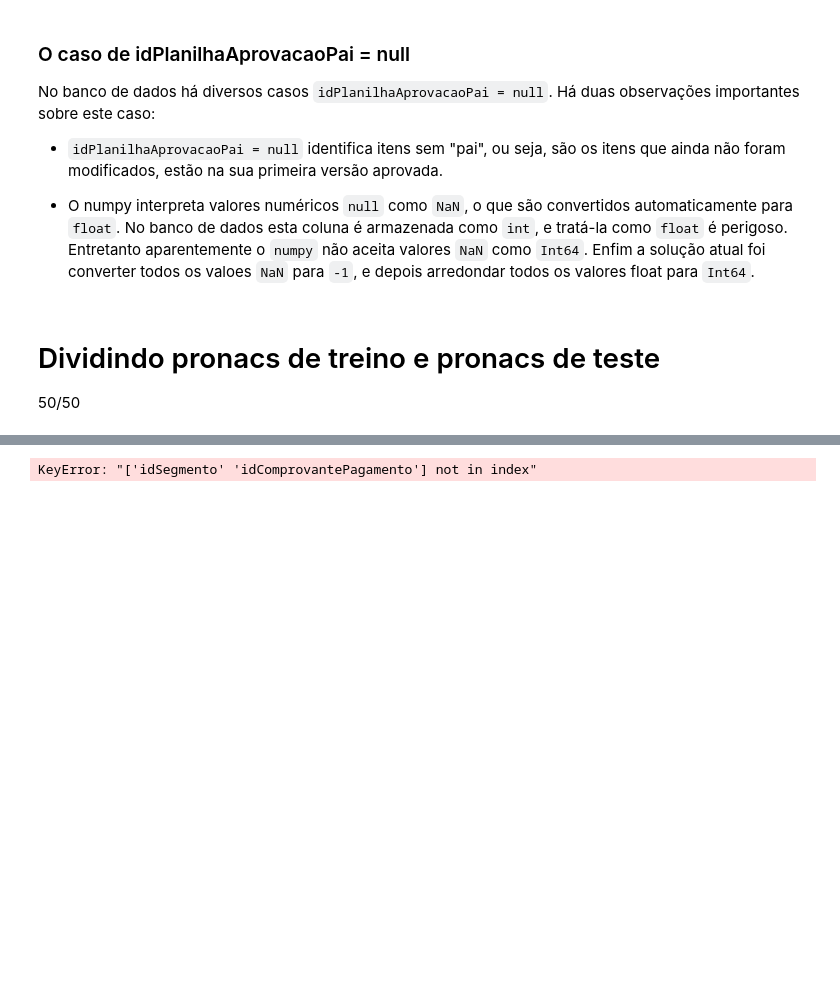
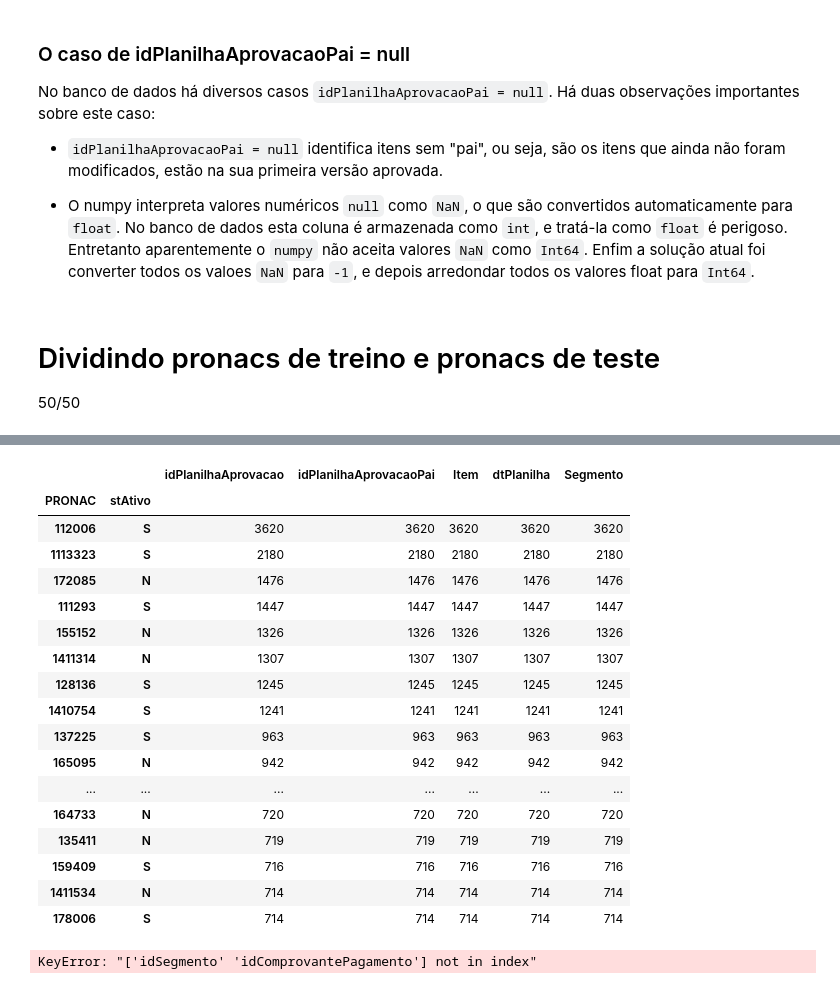
Before and after one commit to lappis-unb/salic-ml, a Jupyter notebook: notebooks/doing/feature_spreadsheet.ipynb, the cells around one changed output, grey strips where cells are left out. Drawn from its saved outputs; the diff is of its cells as text; code cells hidden in the pictures; blank space fills up the shorter version.

```diff
--- a/notebooks/doing/feature_spreadsheet.ipynb
+++ b/notebooks/doing/feature_spreadsheet.ipynb
@@ -215,3 +229,24 @@ dt_train[dt_train.stAtivo == 'N'].head()
+# %%
+dt_train.groupby(['PRONAC', 'stAtivo']).count().sort_values(by='idPlanilhaAprovacao', ascending=False).head(20)
+# %% [output]
+|  |  | idPlanilhaAprovacao | idPlanilhaAprovacaoPai | Item | dtPlanilha | Segmento |
+| PRONAC | stAtivo |  |  |  |  |  |
+| 112006 | S | 3620 | 3620 | 3620 | 3620 | 3620 |
+| 1113323 | S | 2180 | 2180 | 2180 | 2180 | 2180 |
+| 172085 | N | 1476 | 1476 | 1476 | 1476 | 1476 |
+| 111293 | S | 1447 | 1447 | 1447 | 1447 | 1447 |
+| 155152 | N | 1326 | 1326 | 1326 | 1326 | 1326 |
+| 1411314 | N | 1307 | 1307 | 1307 | 1307 | 1307 |
+| 128136 | S | 1245 | 1245 | 1245 | 1245 | 1245 |
+| 1410754 | S | 1241 | 1241 | 1241 | 1241 | 1241 |
+| 137225 | S | 963 | 963 | 963 | 963 | 963 |
+| 165095 | N | 942 | 942 | 942 | 942 | 942 |
+| ... | ... | ... | ... | ... | ... | ... |
+| 164733 | N | 720 | 720 | 720 | 720 | 720 |
+| 135411 | N | 719 | 719 | 719 | 719 | 719 |
+| 159409 | S | 716 | 716 | 716 | 716 | 716 |
+| 1411534 | N | 714 | 714 | 714 | 714 | 714 |
+| 178006 | S | 714 | 714 | 714 | 714 | 714 |
 # %%
 segment_projects = dt_train[['PRONAC', 'idSegmento', 'idComprovantePagamento']].groupby(['idSegmento', 'PRONAC']).nunique()
 segment_projects.drop(columns=['PRONAC', 'idSegmento'], inplace=True)
```
Also changed, not shown: parts of 10 cells of this notebook.
